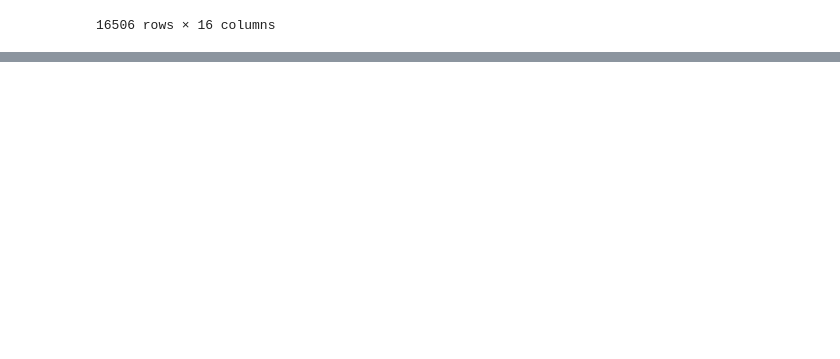
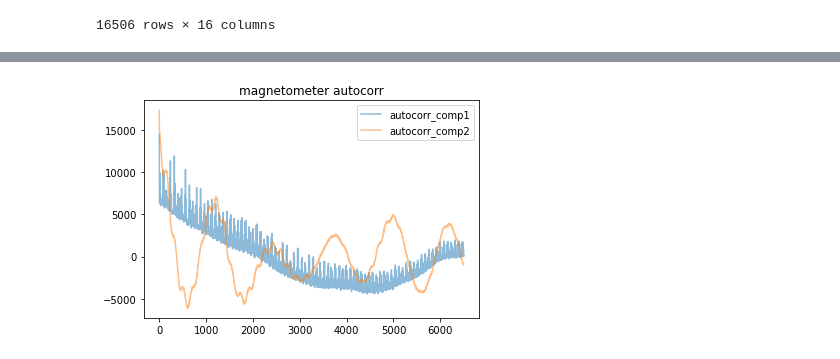
Before and after one commit to zanocrate/LCP_projects_Y4, a Jupyter notebook: Raffo_draft2.ipynb, the cells around one changed output, grey strips where cells are left out. Saved outputs shown, nothing was run; the diff lists cells and outputs as text; code cells hidden in the pictures; blank space fills up the shorter version.

```diff
--- a/Raffo_draft2.ipynb
+++ b/Raffo_draft2.ipynb
@@ -153,0 +175,14 @@ sensor_plot(data,acc_columns,'Accelerometer','[mg]')
+# %%
+mag=clean_up(data, magn_columns)
+mag1=mag[:,0]
+mag2=mag[:,1]
+
+mag1_autocorr=autocorr(mag1)
+mag2_autocorr=autocorr(mag2)
+
+plt.plot(mag1_autocorr,alpha=0.5,label='autocorr_comp1')
+plt.plot(mag2_autocorr,alpha=0.5,label='autocorr_comp2')
+plt.legend()
+plt.title('magnetometer autocorr');
+# %% [output]
+[figure, added]
```
Also changed, not shown: parts of 13 cells of this notebook.
